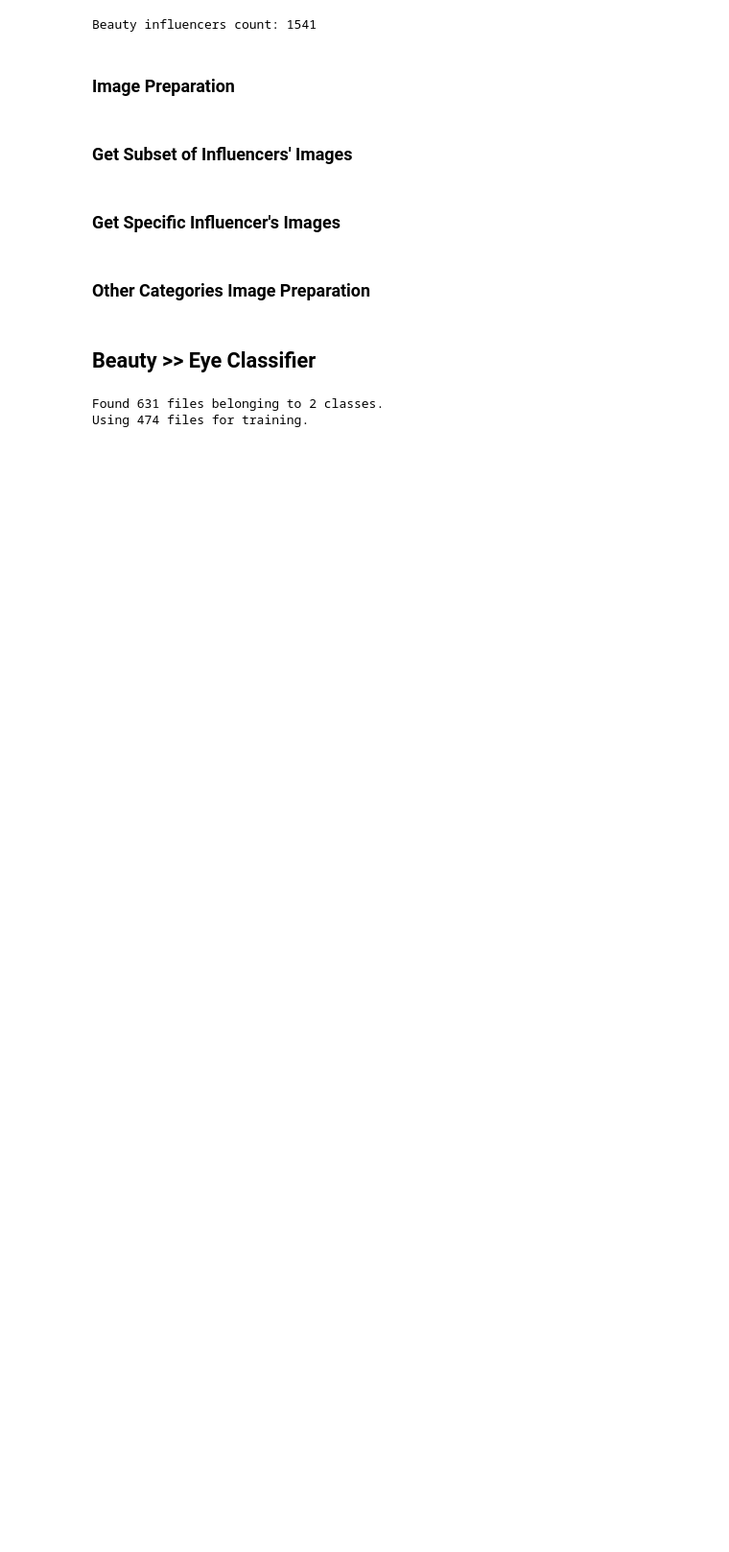
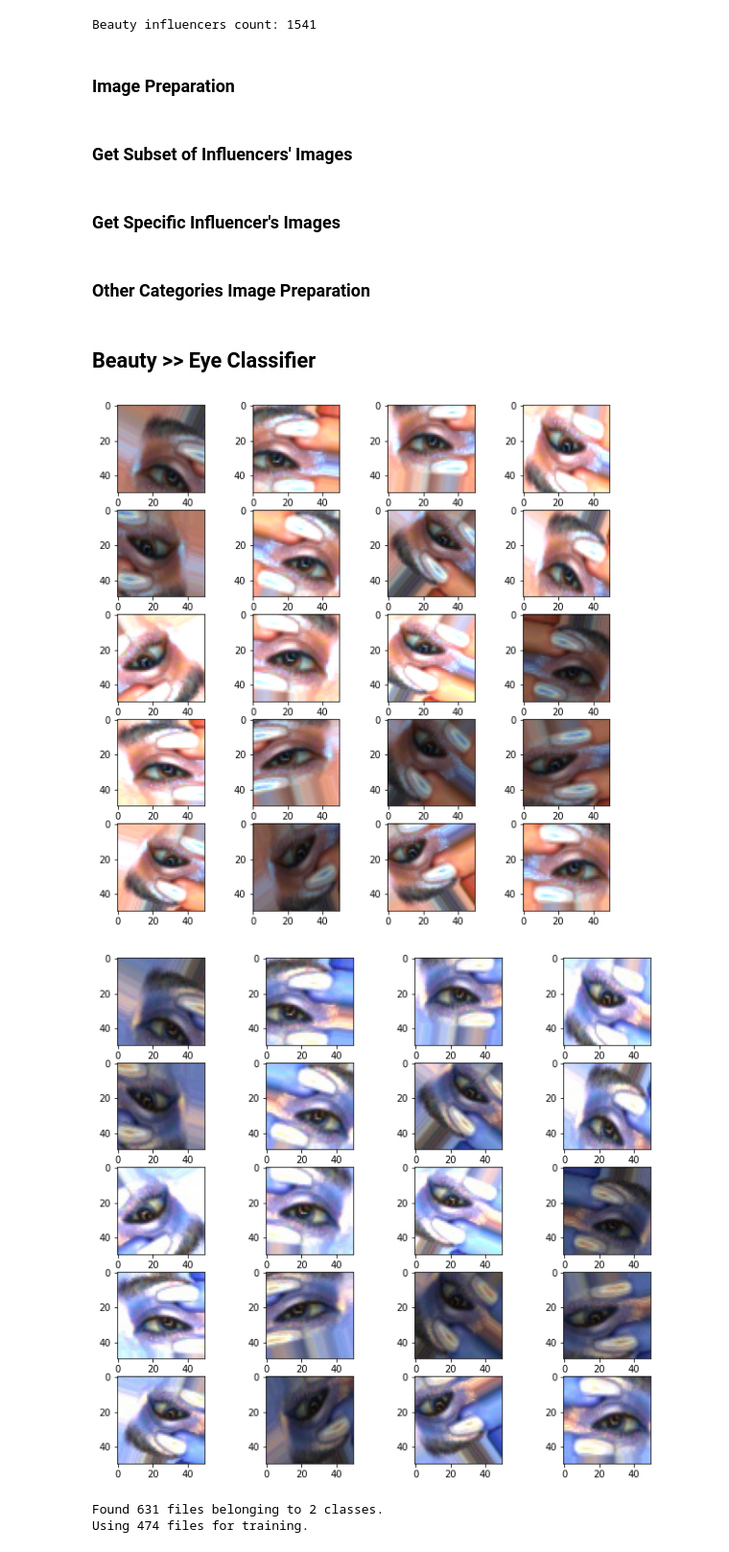
Before and after one commit to mshayganfar/sb_capstone, a Jupyter notebook: cap_project_beauty_classifier.ipynb, the cells around one changed output. Shown at 96% size. Cells and saved outputs as stored; diff of their text form; code cells hidden in the pictures; blank space fills up the shorter version.

```diff
--- a/cap_project_beauty_classifier.ipynb
+++ b/cap_project_beauty_classifier.ipynb
@@ -265,3 +269,53 @@ eye_images = image_classes_folder_base + 'Eye/'
+# %%
+source_folder = image_classes_folder_base + 'Eye/eye/'
+augmented_folder = '/Users/mshayganfar/Mahni_Folder/Mahni/Influencers/Beauty/augmented_images/'
+
+img = load_img(test_folder + 'small__themakeupdoll-1759665766548332840.jpg')
+image_data = img_to_array(img)
+
+images_data = np.expand_dims(image_data, axis=0)
+
+datagen = ImageDataGenerator(width_shift_range=0.2,
+                             height_shift_range=0.2,
+                             brightness_range=(0.6, 2.0),
+                             shear_range=10,
+                             zoom_range=0.2,
+                             rotation_range=40,
+                             horizontal_flip=True,
+                             vertical_flip=True)
+
+train_generator = datagen.flow(images_data, batch_size=20)
+
+rows = 5
+columns = 4
+
+fig, axes = plt.subplots(rows, columns)
+
+for r in range(rows):
+    for c in range(columns):
+        image_batch = train_generator.next()
+
+        image = image_batch[0].astype('uint8')
+
+        axes[r,c].imshow(image)
+
+        save_image(augmented_folder, f'{r}_{c}_augmented_small__themakeupdoll-1759665766548332840.jpg', image_batch[0])
+
+fig.set_size_inches(10,10)
+
+
+fig, axes = plt.subplots(rows, columns)
+
+for r in range(rows):
+    for c in range(columns):
+        img = load_img(augmented_folder + f'{r}_{c}_augmented_small__themakeupdoll-1759665766548332840.jpg')
+
+        axes[r,c].imshow(img)
+
+fig.set_size_inches(11,10)
+# %% [output]
+[figure, added]
+[figure, added]
 # %%
 eye_train_images = tf.keras.preprocessing.image_dataset_from_directory(
     eye_images,
```
Also changed, not shown: parts of 6 cells of this notebook.
